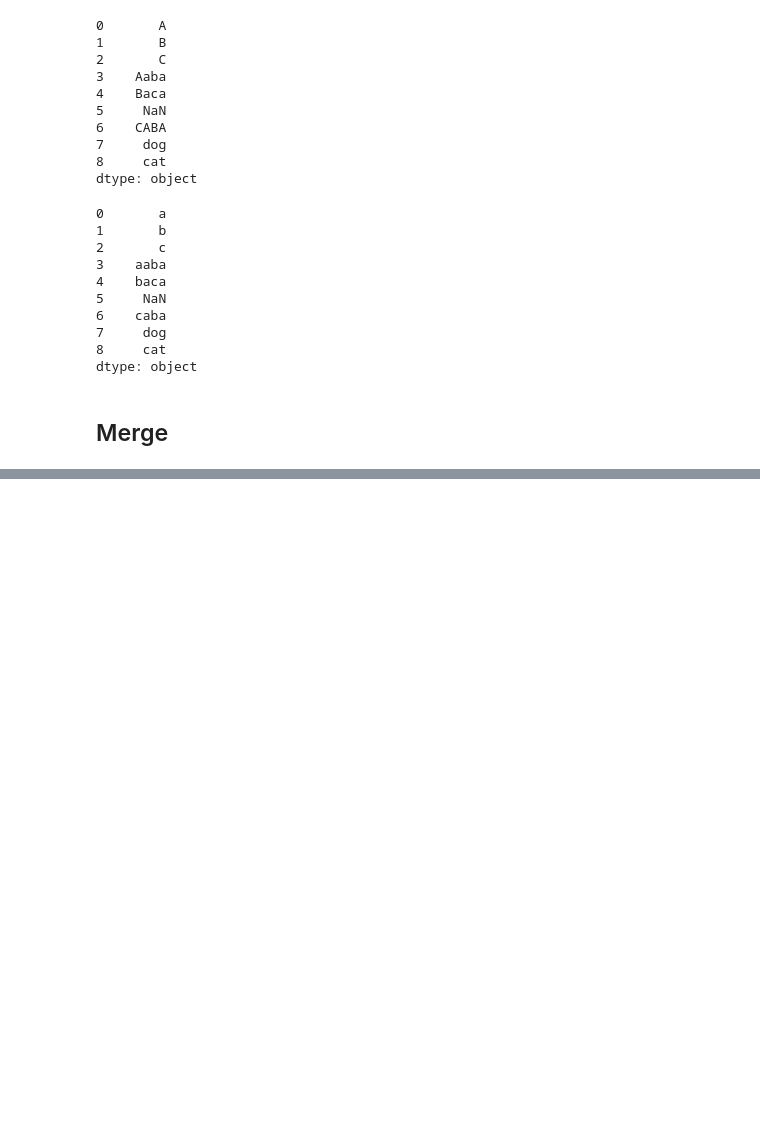
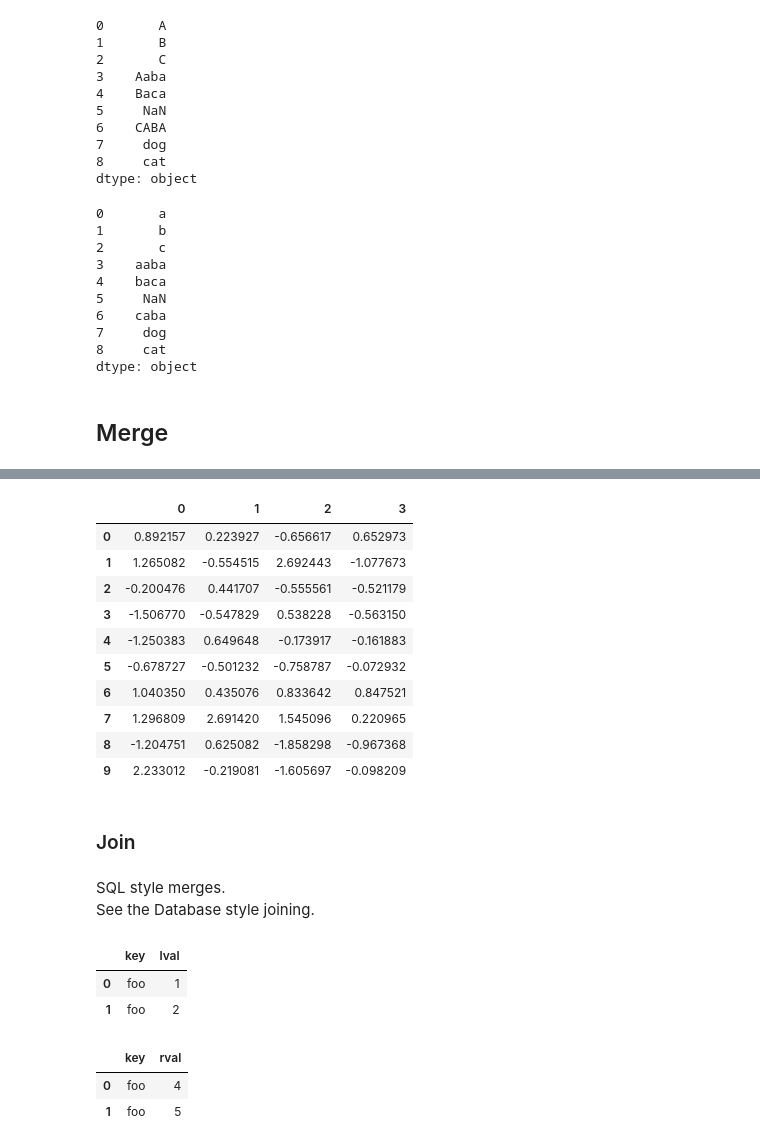
Before and after one commit to bgroveben/coursera_python_fundamentals, a Jupyter notebook: from_the_docs/ten_minutes_to_pandas.ipynb, the cells around one changed output, grey strips where cells are left out. Drawn from its saved outputs; the diff is of its cells as text; code cells hidden in the pictures; blank space fills up the shorter version.

Commit message:
10 Minutes --Merge

```diff
--- a/from_the_docs/ten_minutes_to_pandas.ipynb
+++ b/from_the_docs/ten_minutes_to_pandas.ipynb
@@ -680,0 +702,4 @@ dtype: object
+# %%
+# break it into pieces
+pieces = [df[:3], df[3:7], df[7:]]
+pieces
@@ -680,0 +720,33 @@ dtype: object
+# %%
+pd.concat(pieces)
+# %% [output]
+|  | 0 | 1 | 2 | 3 |
+| 0 | 0.892157 | 0.223927 | -0.656617 | 0.652973 |
+| 1 | 1.265082 | -0.554515 | 2.692443 | -1.077673 |
+| 2 | -0.200476 | 0.441707 | -0.555561 | -0.521179 |
+| 3 | -1.506770 | -0.547829 | 0.538228 | -0.563150 |
+| 4 | -1.250383 | 0.649648 | -0.173917 | -0.161883 |
+| 5 | -0.678727 | -0.501232 | -0.758787 | -0.072932 |
+| 6 | 1.040350 | 0.435076 | 0.833642 | 0.847521 |
+| 7 | 1.296809 | 2.691420 | 1.545096 | 0.220965 |
+| 8 | -1.204751 | 0.625082 | -1.858298 | -0.967368 |
+| 9 | 2.233012 | -0.219081 | -1.605697 | -0.098209 |
+# %% [markdown]
+### Join
+# %% [markdown]
+SQL style merges.
+See the Database style joining.
+# %%
+left = pd.DataFrame({'key': ['foo', 'foo'], 'lval': [1, 2]})
+left
+# %% [output]
+|  | key | lval |
+| 0 | foo | 1 |
+| 1 | foo | 2 |
+# %%
+right = pd.DataFrame({'key': ['foo', 'foo'], 'rval': [4, 5]})
+right
+# %% [output]
+|  | key | rval |
+| 0 | foo | 4 |
+| 1 | foo | 5 |
```
Also changed, not shown: parts of 62 cells of this notebook, 1 other file.
